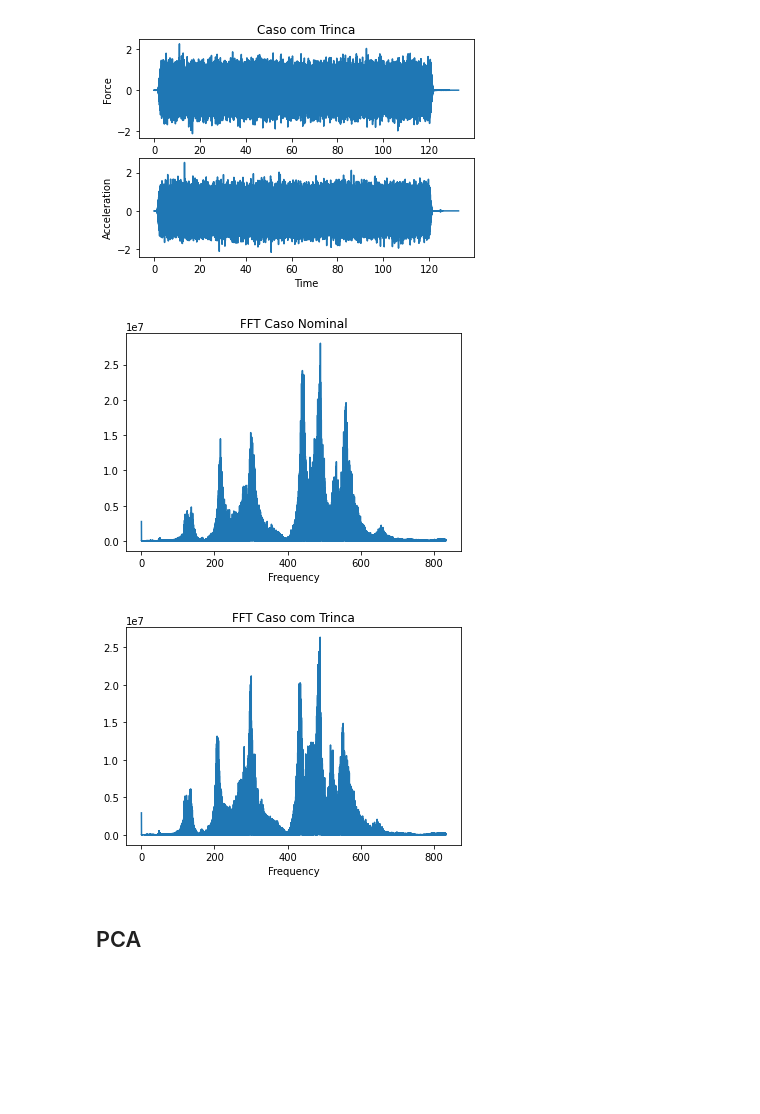
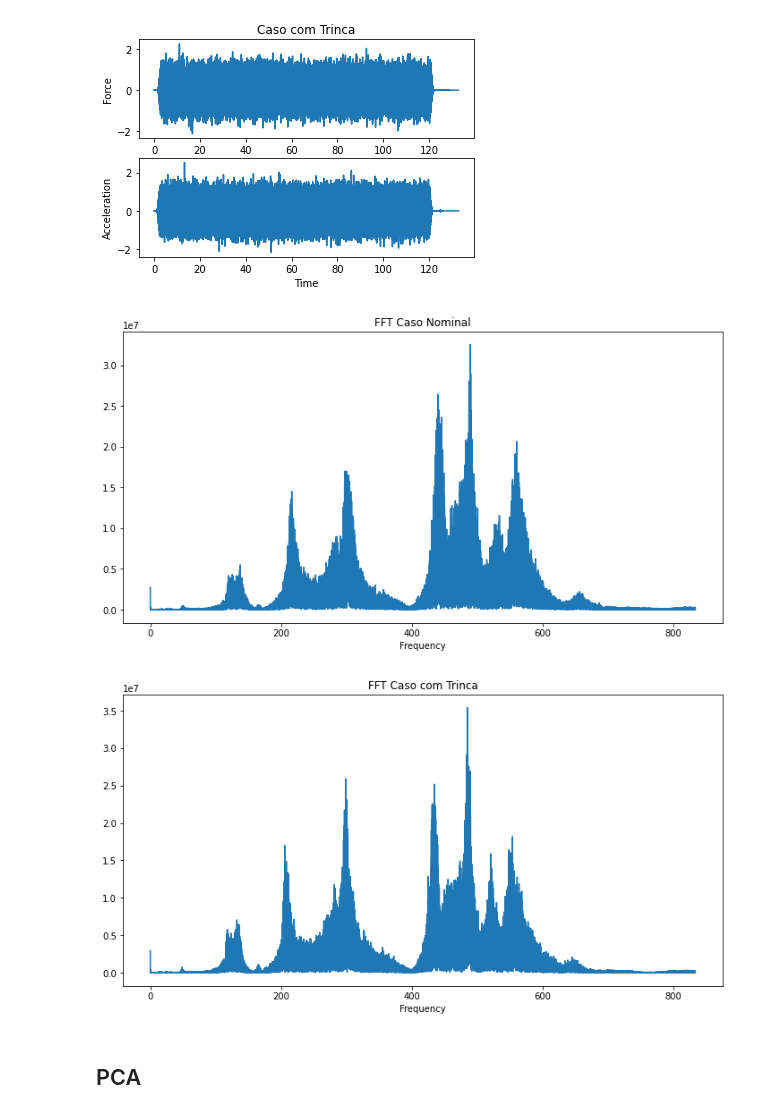
Before and after one commit to fefilizzola/HIML_TrabalhoFinal, a Jupyter notebook: trabalho_final(2).ipynb, the cells around one changed output. Saved outputs shown, nothing was run; the diff lists cells and outputs as text; code cells hidden in the pictures; blank space fills up the shorter version.

```diff
--- a/trabalho_final(2).ipynb
+++ b/trabalho_final(2).ipynb
@@ -134,9 +134,15 @@ for i in range(0,Chno-1):
     n = np.int16((Ch2[:,i] / Ch2[:,i].max()) * 32767)
     norm[:,i]=n
 
+normn=np.int16((Ch2[:,1] / Ch2[:,1].max()) * 32767)
+normr=np.int16((Ch2[:,55] / Ch2[:,55].max()) * 32767)
+
 f=np.zeros((110790,Chno))
 for i in range(0,Chno-1):
     f[:,i] = rfft(norm[:,i])
+
+fn=rfft(normn)
+fr=rfft(normr)
 # %%
 plt.figure()
 plt.subplot(211)
@@ -162,17 +168,17 @@ plt.show()
 [figure]
 # %%
 plt.figure()
-plt.plot(x, np.abs(f[:,1]))
+plt.plot(x, np.abs(fn))
 plt.title('FFT Caso Nominal')
 plt.xlabel('Frequency')
 plt.show()
-plt.plot(x, np.abs(f[:,55]))
+plt.plot(x, np.abs(fr))
 plt.title('FFT Caso com Trinca')
 plt.xlabel('Frequency')
 plt.show()
 # %% [output]
-[figure, old version]
+[figure, new version]
-[figure, old version]
+[figure, new version]
 # %% [markdown]
 ## PCA
 # %%
```
Also changed, not shown: parts of 1 cell of this notebook.
